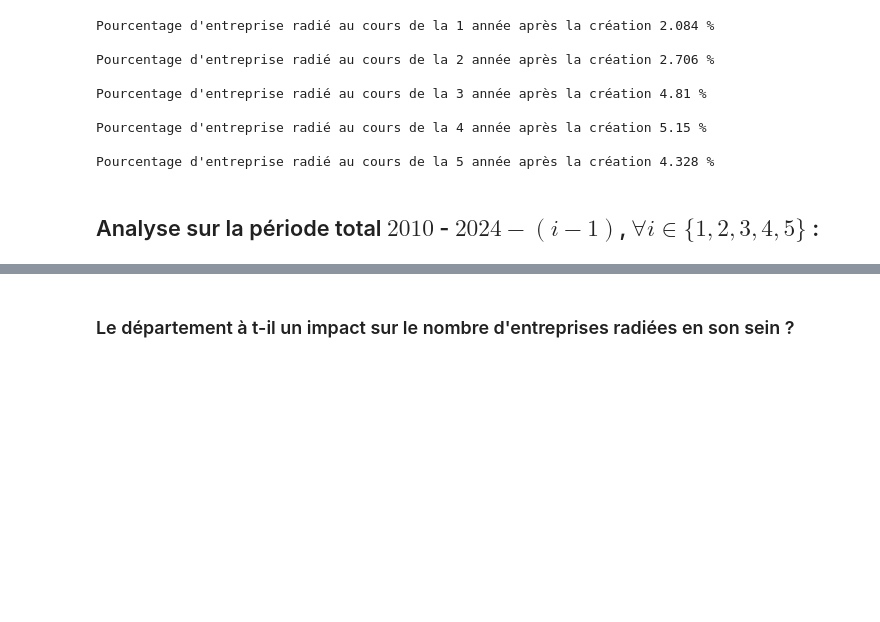
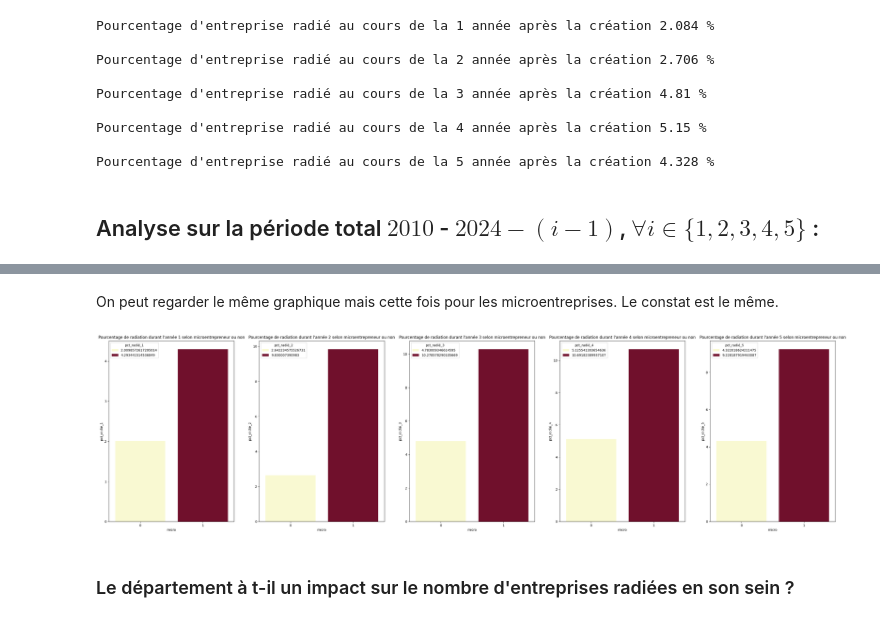
Before and after one commit to guillaume77176/JeMeLance, a Jupyter notebook: notebooks/Analyse_RNE.ipynb, the cells around one changed output, grey strips where cells are left out. Drawn from its saved outputs; the diff is of its cells as text; code cells hidden in the pictures; blank space fills up the shorter version.

```diff
--- a/notebooks/Analyse_RNE.ipynb
+++ b/notebooks/Analyse_RNE.ipynb
@@ -324,3 +384,11 @@ Pourcentage d'entreprise radié au cours de la 5 année après la création 4.32
+# %% [markdown]
+On peut regarder le même graphique mais cette fois pour les microentreprises. Le constat est le même.
+# %%
+title = [f"Pourcentage de radiation durant l'année {i+1} selon microentrepreneur ou non" for i in range(5)]
+figsize = (40,10)
+barplot_cat("micro",dfs,figsize,title)
+# %% [output]
+[figure, added]
 # %% [markdown]
 ### Le département à t-il un impact sur le nombre d'entreprises radiées en son sein ?
 # %% [markdown]
```
Also changed, not shown: parts of 36 cells of this notebook.
